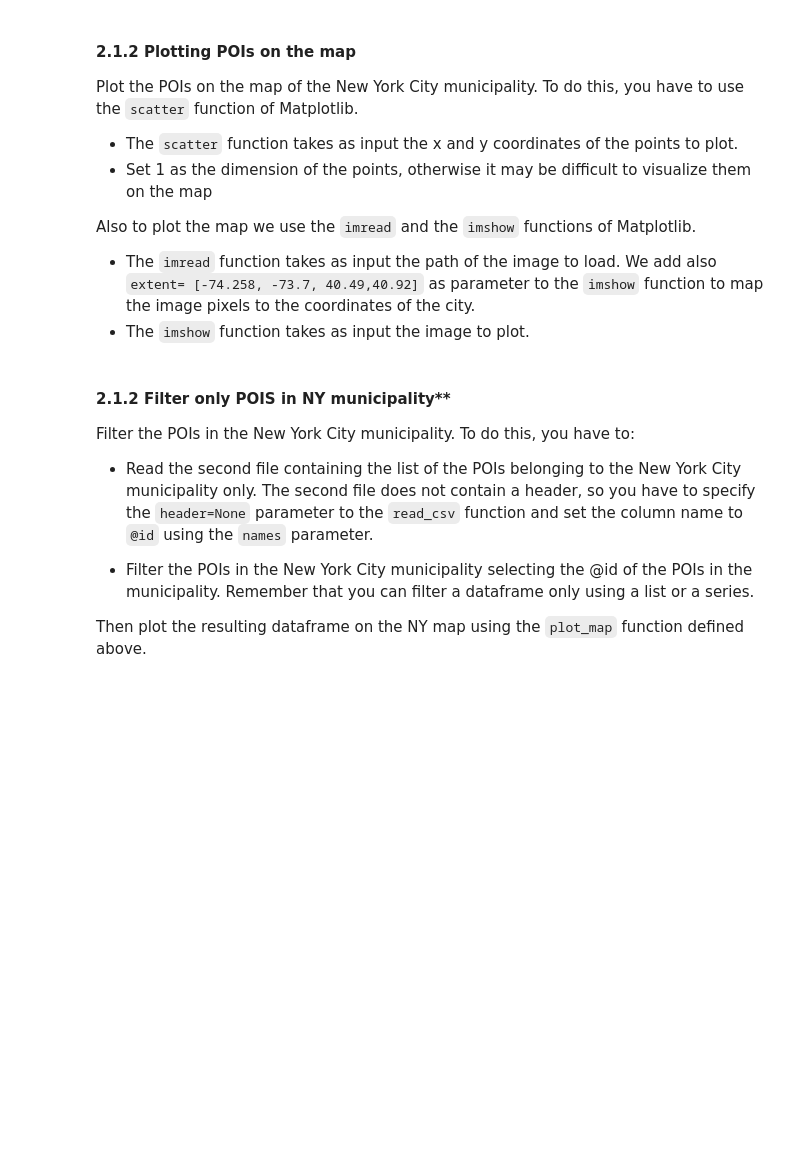
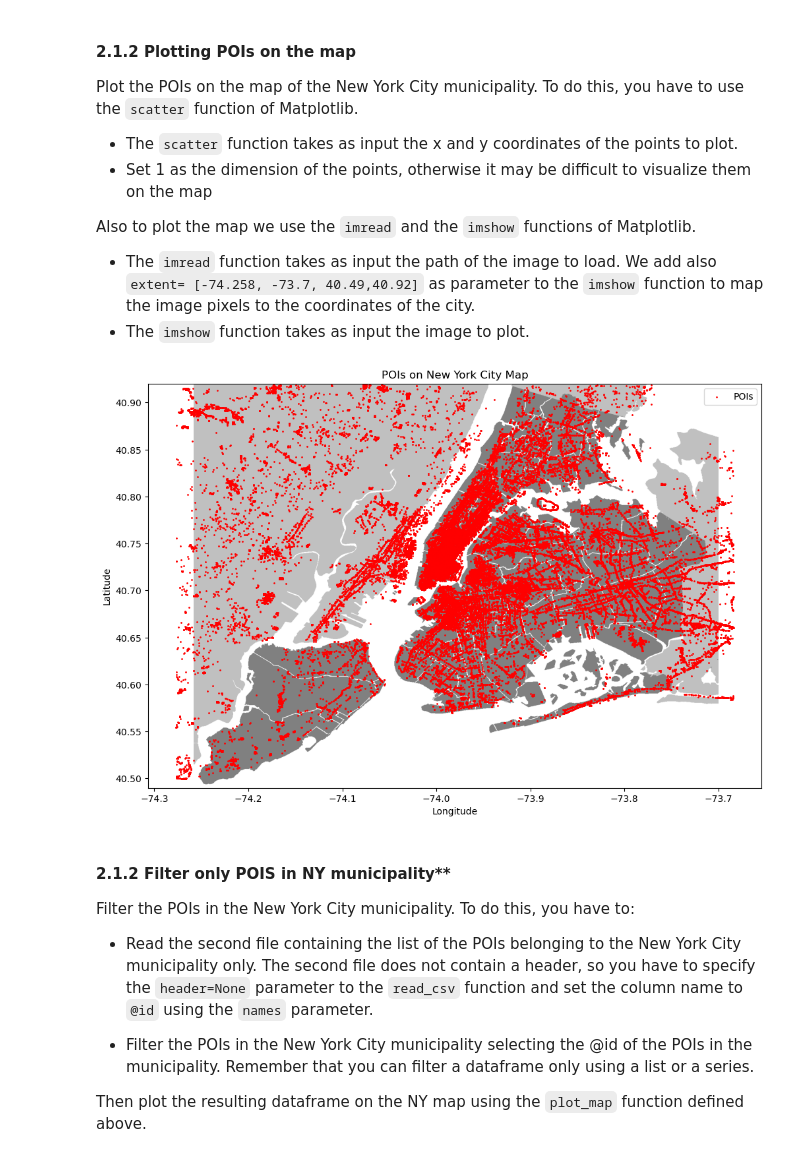
Before and after one commit to RenatoMignone/Machine-Learning-for-Networking, a Jupyter notebook: LAB/Lab 3/Lab3 - Pandas and Numpy.ipynb, the cells around one changed output. Cells and saved outputs as stored; diff of their text form; code cells hidden in the pictures; blank space fills up the shorter version.

```diff
--- a/LAB/Lab 3/Lab3 - Pandas and Numpy.ipynb
+++ b/LAB/Lab 3/Lab3 - Pandas and Numpy.ipynb
@@ -107,3 +123,7 @@ Load the dataset in a Pandas DataFrame. The dataset is provided in the TSV forma
 - the id of the column to use as index. The id of the column is `@id`, so you have to use the following parameter: `index_col='@id'`.
 
 Show the first rows of the dataset to understand what's inside.
+# %%
+import pandas as pd
+dataset = pd.read_csv("pois_all_info", sep='\t', index_col='@id')
+dataset
@@ -121,12 +156,33 @@ Also to plot the map we use the `imread` and the `imshow` functions of Matplotli
 # %%
 def plot_map(pois_df):
     fig, ax = plt.subplots(figsize=(12,8))
     nyc_img = plt.imread('./New_York_City_Map.PNG')
     ax.imshow(nyc_img, extent=[-74.258, -73.7, 40.49,40.92])
 
-    # PLOT THE POIs ON THE MAP
+
+    longitudes = pois_df['@lon']  # Longitude
+    latitudes = pois_df['@lat']   # Latitude
+
+
+    ax.scatter(longitudes, latitudes, c='red', s=1, label="POIs")  # Size of points is 1
+
+
+    ax.set_xlabel("Longitude")
+    ax.set_ylabel("Latitude")
+    ax.set_title("POIs on New York City Map")
+
+
+    ax.legend()
+
 
     plt.show()
+
+coordinates = dataset.iloc[:,1:3]
+coordinates.head()
+coordinates = coordinates.dropna()
+plot_map(coordinates)
+# %% [output]
+[figure, added]
 # %% [markdown]
 #### 2.1.2 Filter only POIS in NY municipality**
 Filter the POIs in the New York City municipality. To do this, you have to:
```
Also changed, not shown: parts of 15 cells of this notebook, 2 other files.
